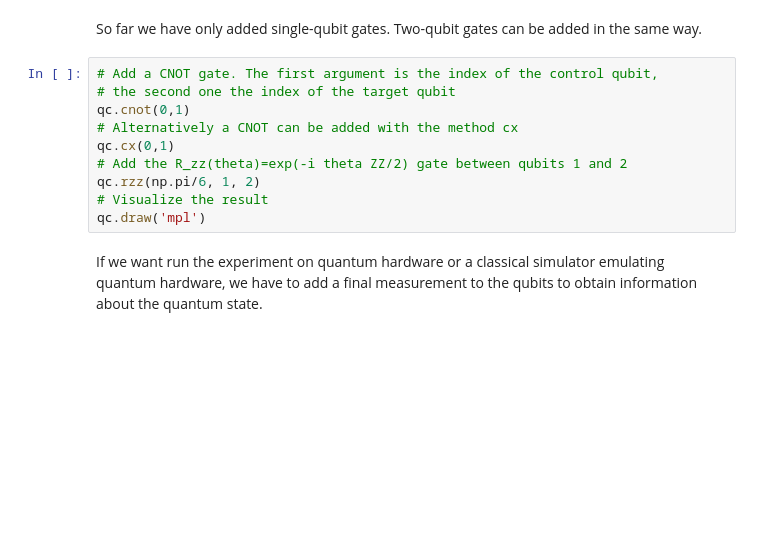
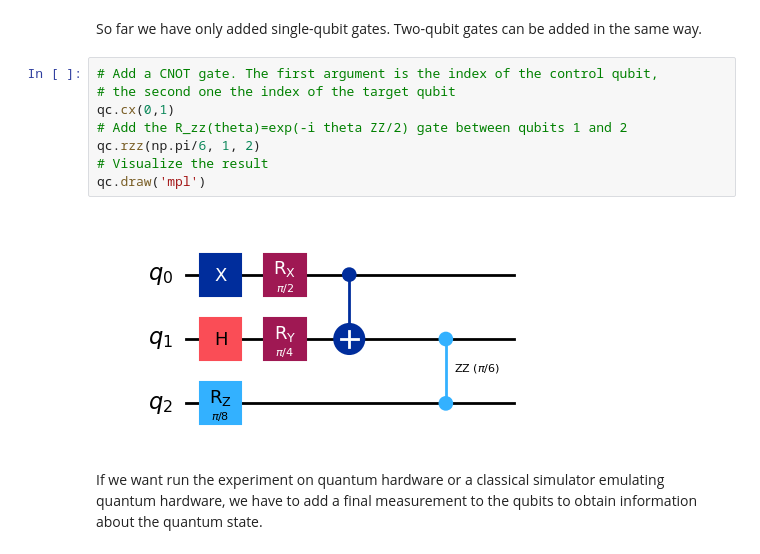
Before and after one commit to kuehnste/QiskitTutorial, a Jupyter notebook: Example.ipynb, the cells around one changed output. Drawn from its saved outputs; the diff is of its cells as text; blank space fills up the shorter version.

```diff
--- a/Example.ipynb
+++ b/Example.ipynb
@@ -44,13 +54,13 @@ So far we have only added single-qubit gates. Two-qubit gates can be added in th
 # %%
 # Add a CNOT gate. The first argument is the index of the control qubit,
 # the second one the index of the target qubit
-qc.cnot(0,1)
-# Alternatively a CNOT can be added with the method cx
 qc.cx(0,1)
 # Add the R_zz(theta)=exp(-i theta ZZ/2) gate between qubits 1 and 2
 qc.rzz(np.pi/6, 1, 2)
 # Visualize the result
 qc.draw('mpl')
+# %% [output]
+[figure, added]
 # %% [markdown]
 If we want run the experiment on quantum hardware or a classical simulator emulating quantum hardware, we have to add a final measurement to the qubits to obtain information about the quantum state.
 # %%
```
Also changed, not shown: parts of 28 cells of this notebook.
